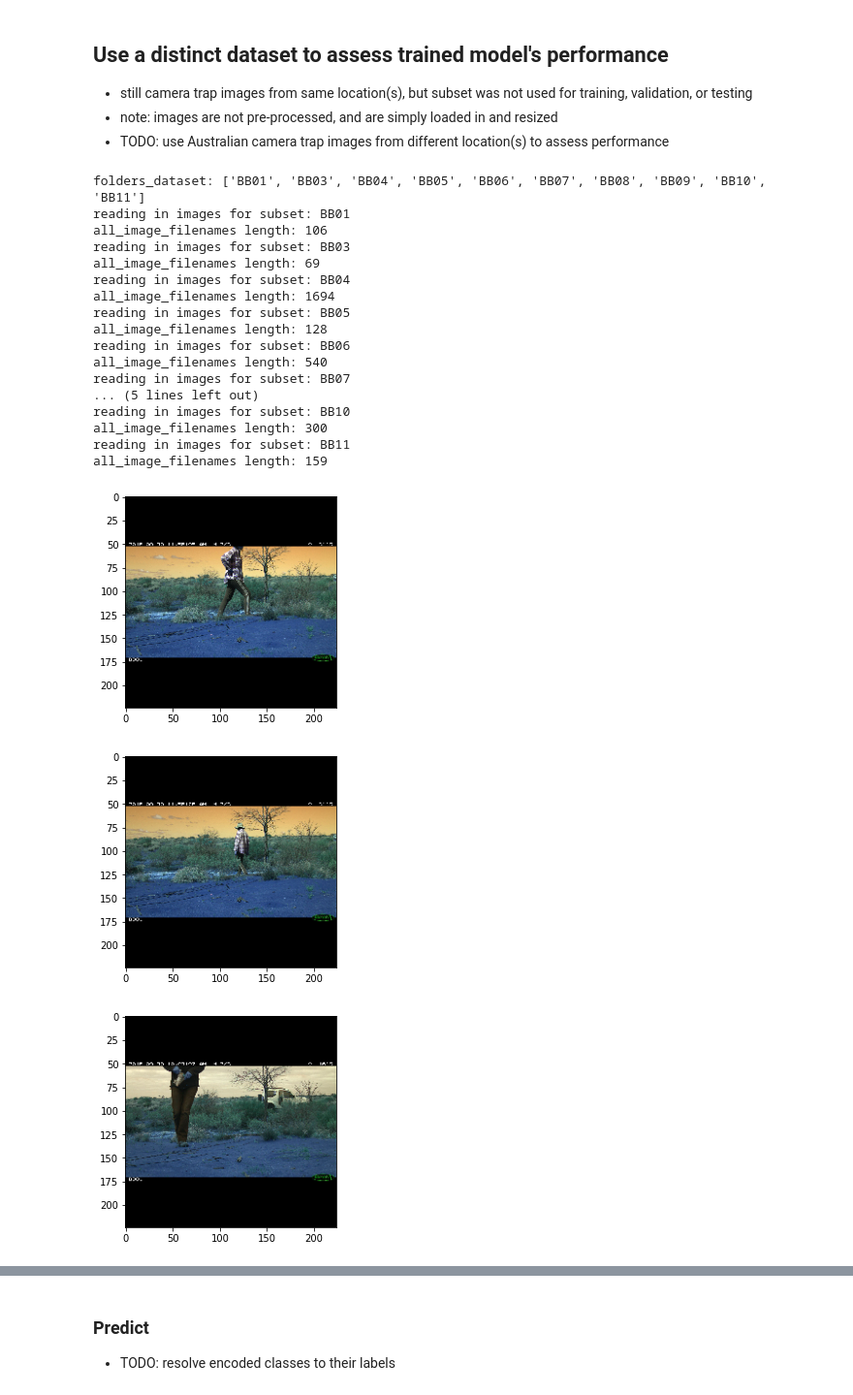
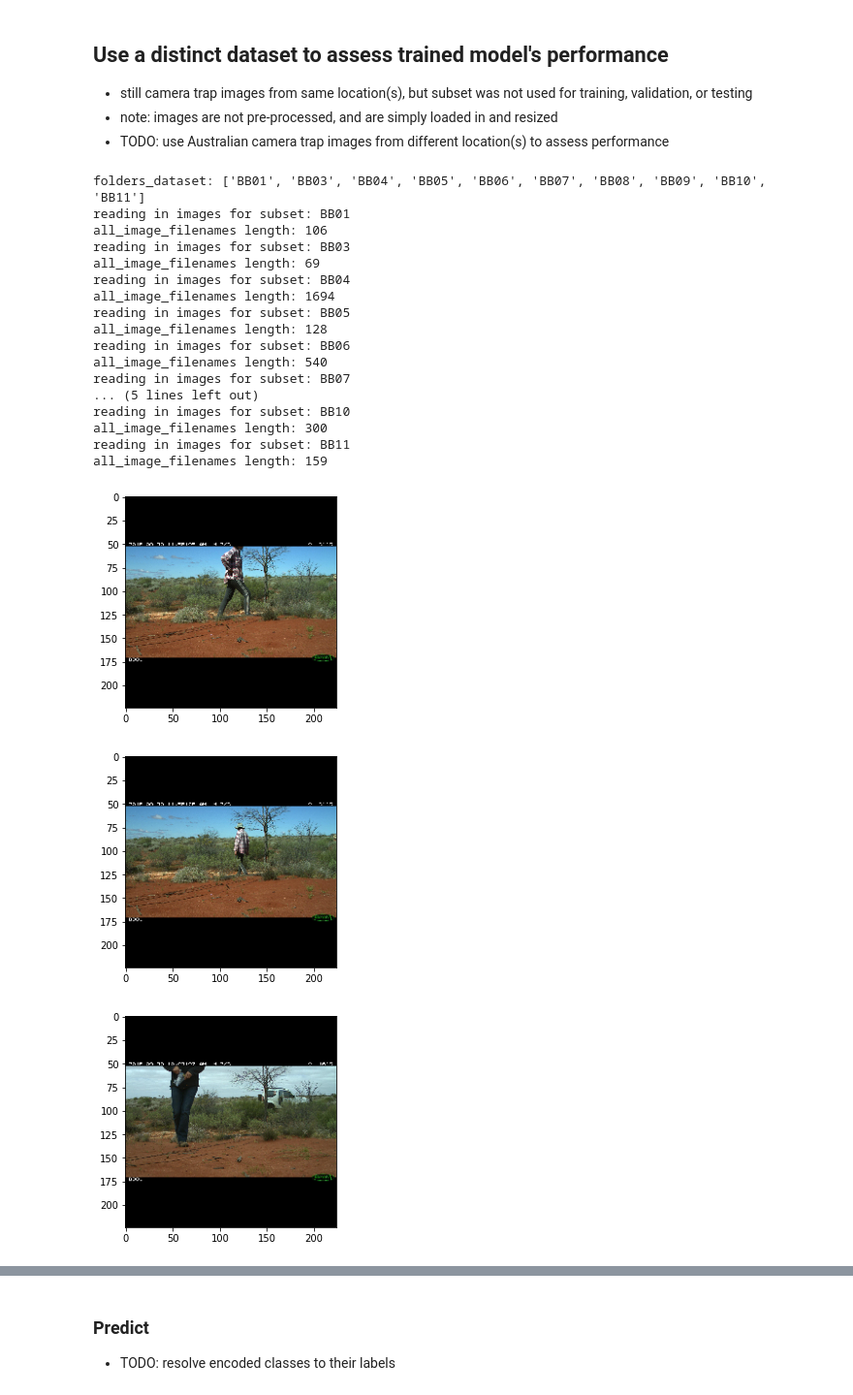
Before and after one commit to Duko99/cv_project, a Jupyter notebook: ZFNet.ipynb, the cells around one changed output, grey strips where cells are left out. Shown at 97% size. Drawn from its saved outputs; the diff is of its cells as text; code cells hidden in the pictures.

```diff
--- a/ZFNet.ipynb
+++ b/ZFNet.ipynb
@@ -267,35 +271,35 @@ print(acc)
 # %%
 unlabelled_test_images = []
 folders_dataset = next(os.walk('data/unlabelled_test_data/20160929_September'))[1]
 folders_dataset = sorted(folders_dataset)
 print('folders_dataset: {}'.format(folders_dataset))
 for folder in folders_dataset:
     unlabelled_test_images = [*unlabelled_test_images, *readInImages('unlabelled_test_data/20160929_September', folder, False)]
 
-displayImage(unlabelled_test_images[1])
-displayImage(unlabelled_test_images[10])
-displayImage(unlabelled_test_images[100])
-displayImage(unlabelled_test_images[1000])
+displayImage(cv2.cvtColor(unlabelled_test_images[1], cv2.COLOR_BGR2RGB))
+displayImage(cv2.cvtColor(unlabelled_test_images[10], cv2.COLOR_BGR2RGB))
+displayImage(cv2.cvtColor(unlabelled_test_images[100], cv2.COLOR_BGR2RGB))
+displayImage(cv2.cvtColor(unlabelled_test_images[1000], cv2.COLOR_BGR2RGB))
 
 unlabelled_test_images = np.stack(unlabelled_test_images, axis = 0)
 # %% [output]
 folders_dataset: ['BB01', 'BB03', 'BB04', 'BB05', 'BB06', 'BB07', 'BB08', 'BB09', 'BB10', 'BB11']
 reading in images for subset: BB01
 all_image_filenames length: 106
 reading in images for subset: BB03
 all_image_filenames length: 69
 reading in images for subset: BB04
 all_image_filenames length: 1694
 reading in images for subset: BB05
 all_image_filenames length: 128
 reading in images for subset: BB06
 all_image_filenames length: 540
 reading in images for subset: BB07
 ... (5 lines left out)
 reading in images for subset: BB10
 all_image_filenames length: 300
 reading in images for subset: BB11
 all_image_filenames length: 159
-[figure, old version]
+[figure, new version]
-[figure, old version]
+[figure, new version]
-[figure, old version]
+[figure, new version]
```
Also changed, not shown: parts of 11 cells of this notebook.
